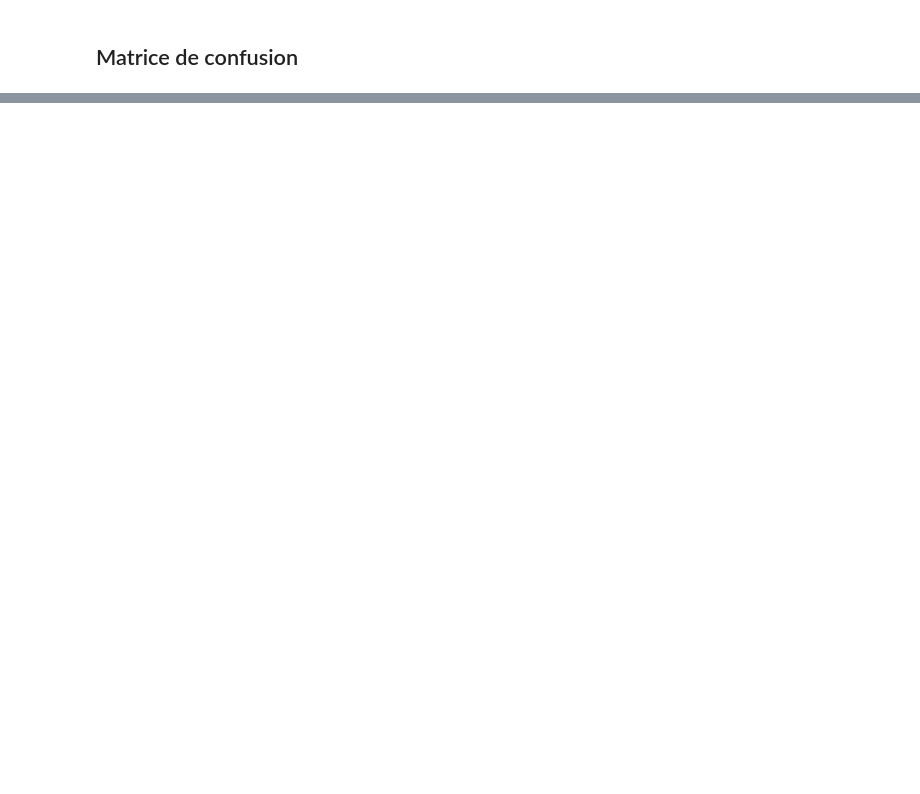
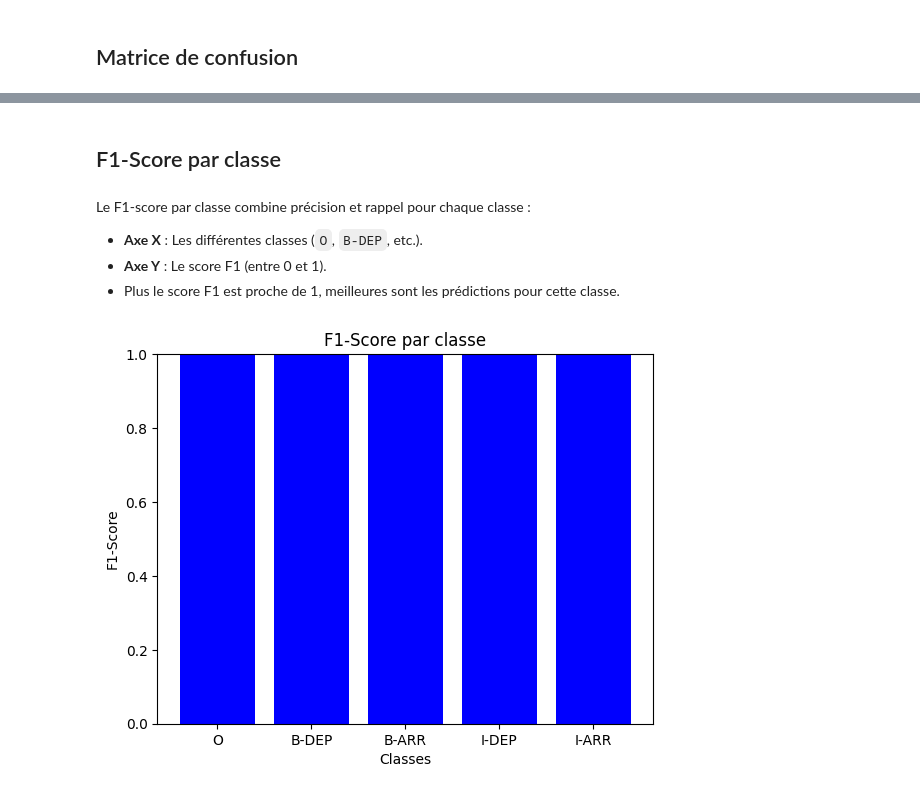
Before and after one commit to Leoglme/nlp_travel_order_resolver, a Jupyter notebook: evaluations/camembert_ner_evaluation/executed_notebook.ipynb, the cells around one changed output, grey strips where cells are left out. Cells and saved outputs as stored; diff of their text form; code cells hidden in the pictures; blank space fills up the shorter version.

```diff
--- a/evaluations/camembert_ner_evaluation/executed_notebook.ipynb
+++ b/evaluations/camembert_ner_evaluation/executed_notebook.ipynb
@@ -91,0 +88,25 @@ plt.show()
+# %% [markdown]
+## F1-Score par classe
+# %% [markdown]
+
+Le F1-score par classe combine précision et rappel pour chaque classe :
+
+- **Axe X** : Les différentes classes (`O`, `B-DEP`, etc.).
+- **Axe Y** : Le score F1 (entre 0 et 1).
+- Plus le score F1 est proche de 1, meilleures sont les prédictions pour cette classe.
+# %%
+
+from sklearn.metrics import classification_report
+import matplotlib.pyplot as plt
+
+report = classification_report(all_true_labels, all_predicted_labels, target_names=classes, zero_division=0, output_dict=True)
+f1_scores = [report[cls]["f1-score"] for cls in classes]
+
+plt.bar(classes, f1_scores, color='blue')
+plt.xlabel("Classes")
+plt.ylabel("F1-Score")
+plt.title("F1-Score par classe")
+plt.ylim(0, 1)
+plt.show()
+# %% [output]
+[figure, added]
```
Also changed, not shown: parts of 12 cells of this notebook, 3 other files.
